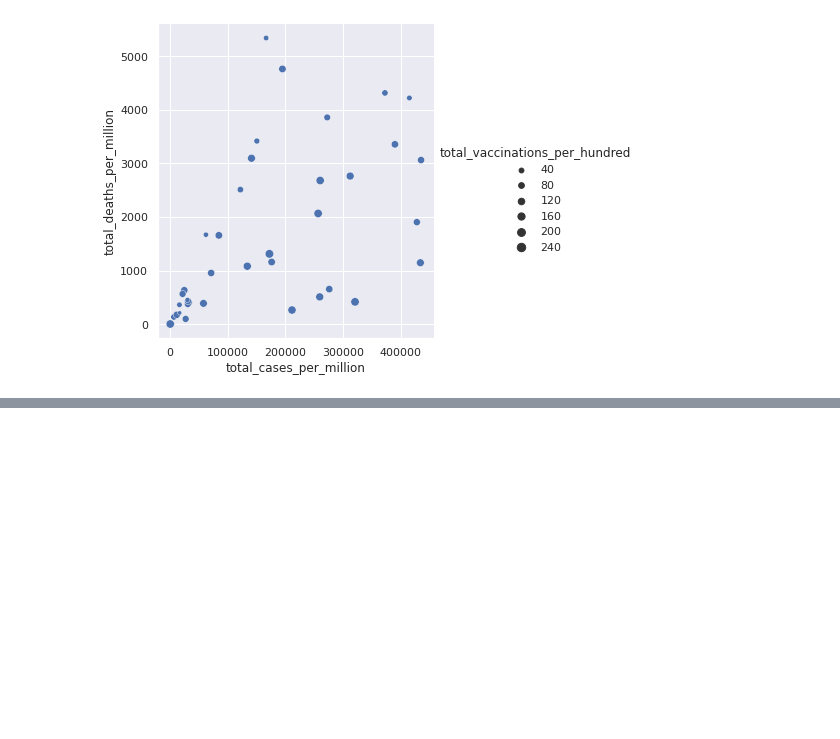
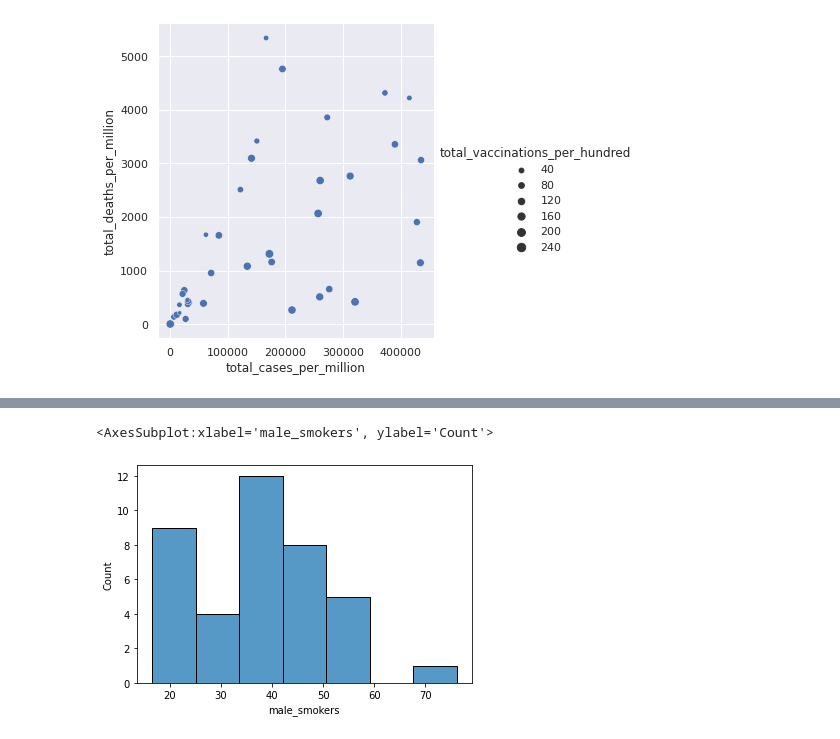
Before and after one commit to Mrpojam/CovIust_numerical_analysis, a Jupyter notebook: Models/DataAnalysis.ipynb, the cells around one changed output, grey strips where cells are left out. Cells and saved outputs as stored; diff of their text form; code cells hidden in the pictures; blank space fills up the shorter version.

```diff
--- a/Models/DataAnalysis.ipynb
+++ b/Models/DataAnalysis.ipynb
@@ -112,0 +123,5 @@ sns.relplot(x=data['total_cases_per_million'], y=data['total_deaths_per_million'
+# %%
+sns.histplot(x=data['male_smokers'])
+# %% [output]
+<AxesSubplot:xlabel='male_smokers', ylabel='Count'>
+[figure, added]
```
Also changed, not shown: parts of 18 cells of this notebook, 12 other files.
